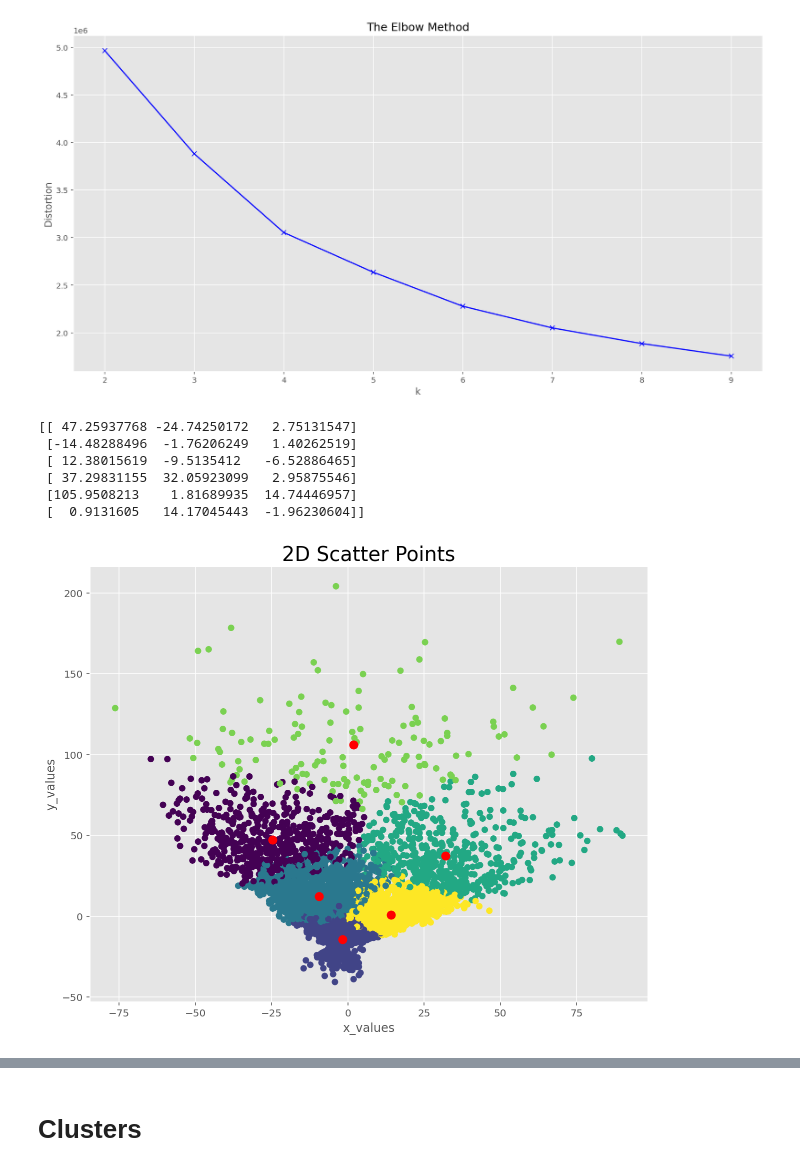
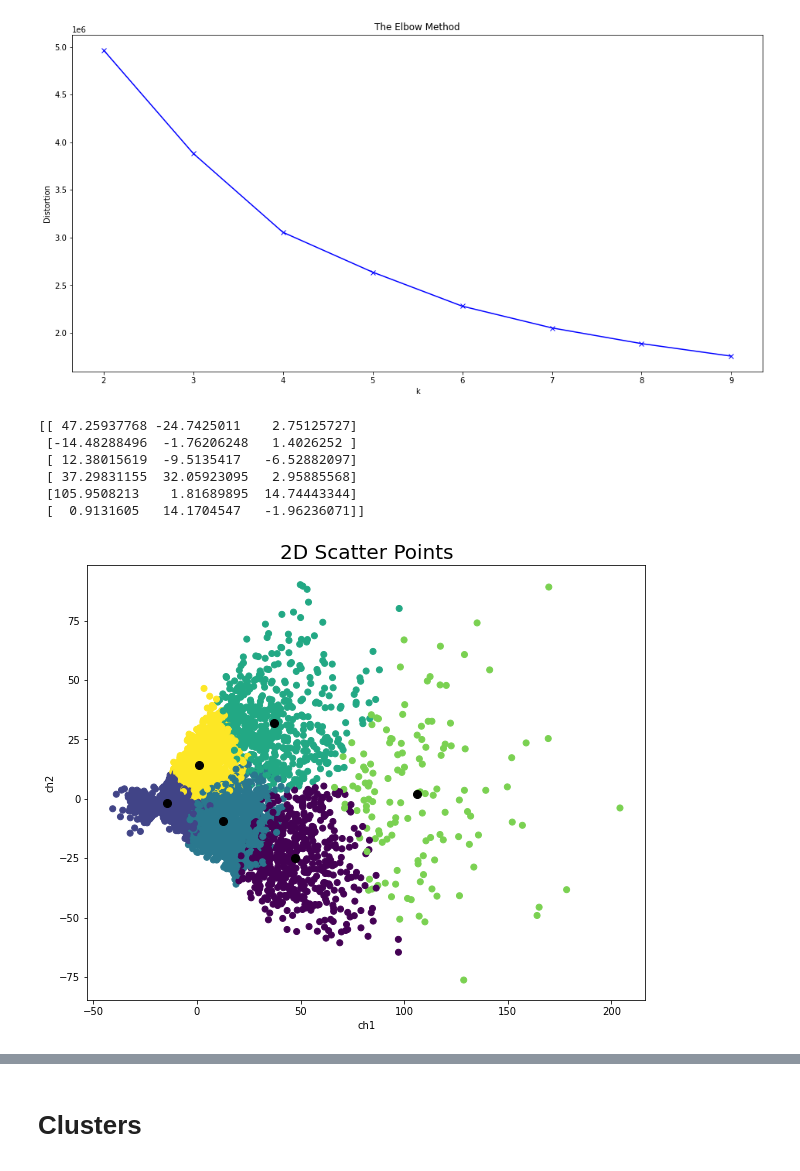
Before and after one commit to McGill-MMA-EnterpriseAnalytics/Anime-Rating-Prediction-and-Recommendation, a Jupyter notebook: K-means.ipynb, the cells around one changed output, grey strips where cells are left out. Cells and saved outputs as stored; diff of their text form; code cells hidden in the pictures.

```diff
--- a/K-means.ipynb
+++ b/K-means.ipynb
@@ -2,14 +2,7 @@
 import numpy as np
 import pandas as pd
 import matplotlib.pyplot as plt
-from mpl_toolkits.mplot3d import Axes3D
-
-%matplotlib inline
-
-
-plt.rcParams['figure.figsize'] = (6, 4)
-plt.style.use('ggplot')
-%config InlineBackend.figure_formats = {'png', 'retina'}
+from sklearn.cluster import KMeans
 # %%
 anime = pd.read_csv('anime.csv')
 rating = pd.read_csv('rating.csv')
@@ -132,11 +43,10 @@ user_gp.head()
 # %%
-from sklearn.cluster import KMeans
 distortions = []
 K = []
 for i in range(2,10):
-    kmeans2 = KMeans(n_clusters=i)
-    kmeans2.fit(user_gp)
-    distortions.append(kmeans2.inertia_)
+    model = KMeans(n_clusters=i)
+    model.fit(user_gp)
+    distortions.append(model.inertia_)
     K.append(i)
 # %%
 plt.figure(figsize=(16,8))
@@ -146,32 +56,30 @@ plt.ylabel('Distortion')
 plt.title('The Elbow Method')
 plt.show()
 # %% [output]
-[figure, old version]
+[figure, new version]
 # %%
-from sklearn.cluster import KMeans
+clstr = KMeans(n_clusters=6,random_state=0).fit(user_gp)
+centroid = clstr.cluster_centers_
+cntrd_preds = clstr.predict(user_gp)
 
-clusterer = KMeans(n_clusters=6,random_state=0).fit(user_gp)
-centers = clusterer.cluster_centers_
-c_preds = clusterer.predict(user_gp)
-
-print(centers)
+print(centroid)
 # %% [output]
-[[ 47.25937768 -24.74250172   2.75131547]
- [-14.48288496  -1.76206249   1.40262519]
- [ 12.38015619  -9.5135412   -6.52886465]
- [ 37.29831155  32.05923099   2.95875546]
- [105.9508213    1.81689935  14.74446957]
- [  0.9131605   14.17045443  -1.96230604]]
+[[ 47.25937768 -24.7425011    2.75125727]
+ [-14.48288496  -1.76206248   1.4026252 ]
+ [ 12.38015619  -9.5135417   -6.52882097]
+ [ 37.29831155  32.05923095   2.95885568]
+ [105.9508213    1.81689895  14.74443344]
+ [  0.9131605   14.1704547   -1.96236071]]
 # %%
 fig = plt.figure(figsize=(10,8))
-plt.scatter(user_gp[1],user_gp[0],c = c_preds)
-for ci,c in enumerate(centers):
-    plt.plot(c[1], c[0], 'o', markersize=8, color='red', alpha=1)
+plt.scatter(user_gp[0],user_gp[1],c = cntrd_preds)
+for ci,c in enumerate(centroid):
+    plt.plot(c[0], c[1], 'o', markersize=8, color='black', alpha=1)
 
-plt.xlabel('x_values')
-plt.ylabel('y_values')
+plt.xlabel('ch1')
+plt.ylabel('ch2')
 
 plt.title('2D Scatter Points', fontsize=20)
 plt.show()
 # %% [output]
-[figure, old version]
+[figure, new version]
```
Also changed, not shown: parts of 16 cells of this notebook.
